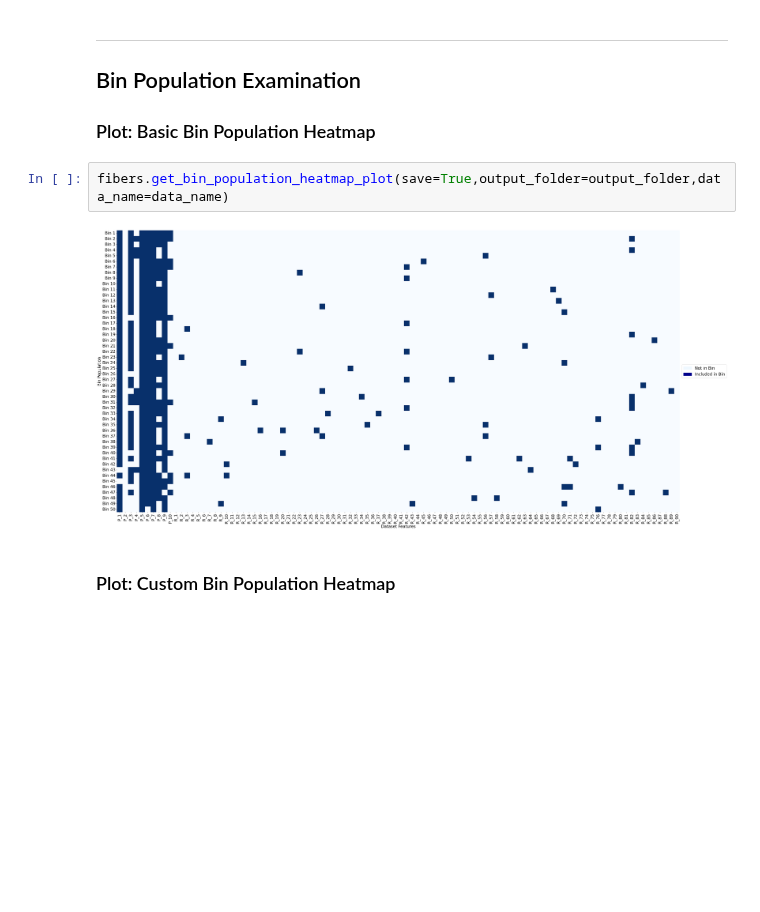
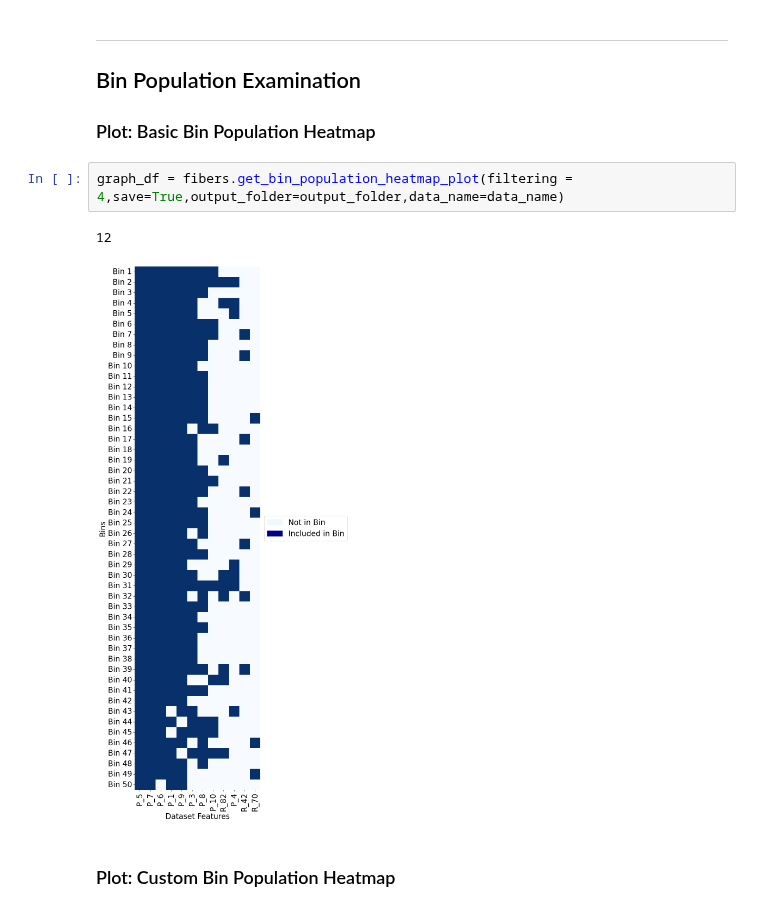
Before and after one commit to UrbsLab/scikit-FIBERS, a Jupyter notebook: FIBERS_Survival_Demo.ipynb, the cells around one changed output. Cells and saved outputs as stored; diff of their text form; blank space fills up the shorter version.

```diff
--- a/FIBERS_Survival_Demo.ipynb
+++ b/FIBERS_Survival_Demo.ipynb
@@ -225,9 +225,10 @@ Only one top performing bin found
 ## Bin Population Examination
 ### Plot: Basic Bin Population Heatmap
 # %%
-fibers.get_bin_population_heatmap_plot(save=True,output_folder=output_folder,data_name=data_name)
+graph_df = fibers.get_bin_population_heatmap_plot(filtering = 4,save=True,output_folder=output_folder,data_name=data_name)
 # %% [output]
+12
-[figure, old version]
+[figure, new version]
 # %% [markdown]
 ### Plot: Custom Bin Population Heatmap
 # %%
```
Also changed, not shown: parts of 11 cells of this notebook, 7 other files.
